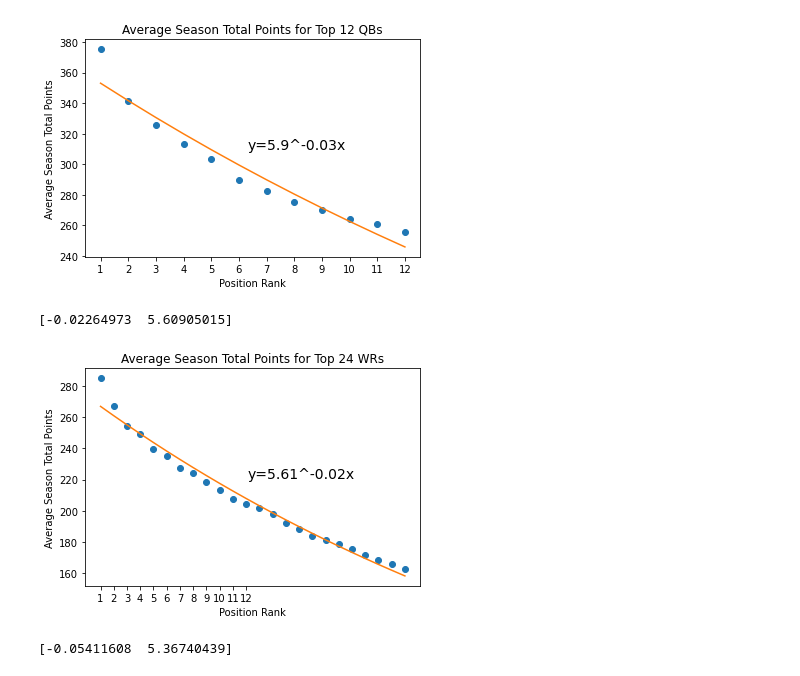
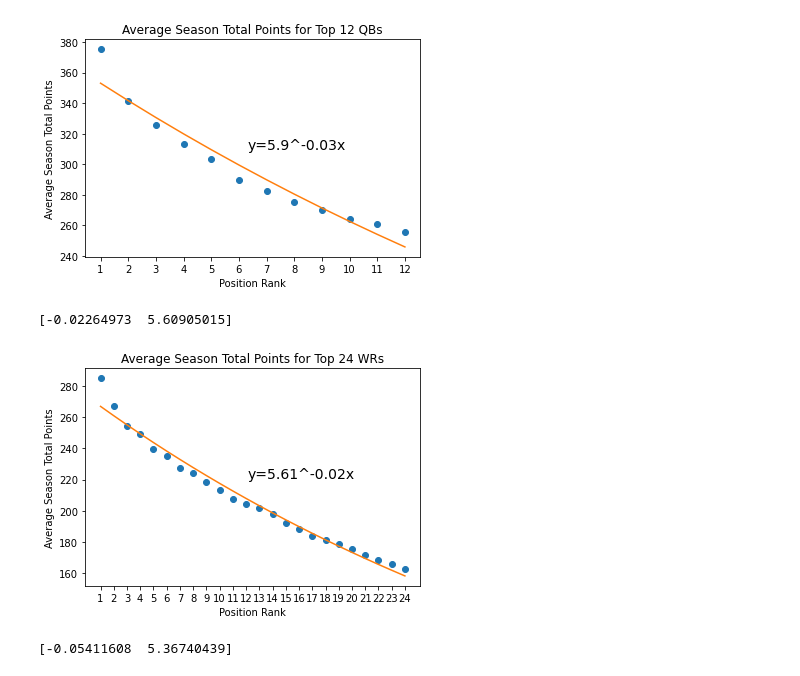
Before and after one commit to hathawayryan/project_one, a Jupyter notebook: main.ipynb, the cells around one changed output. Drawn from its saved outputs; the diff is of its cells as text; code cells hidden in the pictures.

Commit message:
regression graphs with images saved

```diff
--- a/main.ipynb
+++ b/main.ipynb
@@ -589,33 +590,33 @@ plt.show()
 # %%
 #Since our data looked exponential I tried my best to apply an exponential fit line for the top 24 WRS
 y_data = np.array(wr_ranks[0].tolist())
 x_data = np.array([range(1,25)])
 
 #converting x and y arrays to 1-dimensional arrays
 x_data = x_data[0,:]
 log_x = np.log(x_data)
 log_y = np.log(y_data)
 
 #the 'fit' values are the parameters we will use in our exponential equaltion: y = A^(Bx)
 fit = np.polyfit(x_data, log_y, 1, w=np.sqrt(y_data))
 print(fit)
 y = np.exp(fit[1]) * np.exp(fit[0]*x_data) # exponential equation to add to plot (similar to line equation in linear regression)
 plt.plot(x_data, y_data, "o")  #Base Plot
 plt.plot(x_data, y) #Plot of Exponential fit line
 plt.ylabel('Average Season Total Points')
 plt.xlabel('Position Rank')
 plt.title('Average Season Total Points for Top 24 WRs')
-plt.xticks(np.arange(1, 13, step=1))
+plt.xticks(np.arange(1, 25, step=1))
 
 #Rounding fit parameteres so they print nicely on the plot
 fit_0 = round(fit[0], 2)
 fit_1 = round(fit[1], 2)
 
 #equation for the fit line that prints on plot
 fit_equation = f'y={fit_1}^{fit_0}x'
 plt.gcf().text(0.5, 0.5, fit_equation, fontsize=14)
-plt.show()
+plt.savefig("/users/tannerpedretti/Desktop/project_one/WR_with_regression.pdf")
 # %% [output]
 [-0.02264973  5.60905015]
-[figure, old version]
+[figure, new version]
 # %%
```
Also changed, not shown: parts of 3 cells of this notebook, 4 other files.
